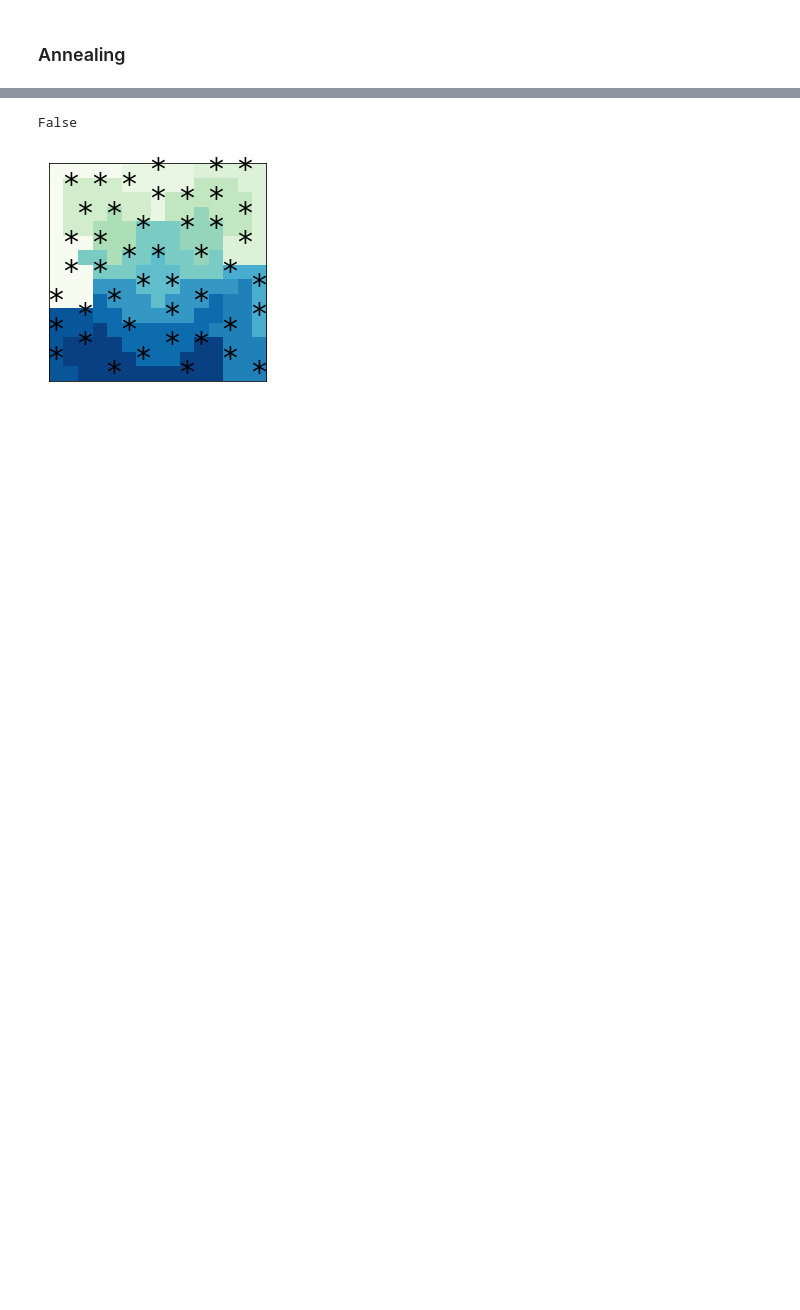
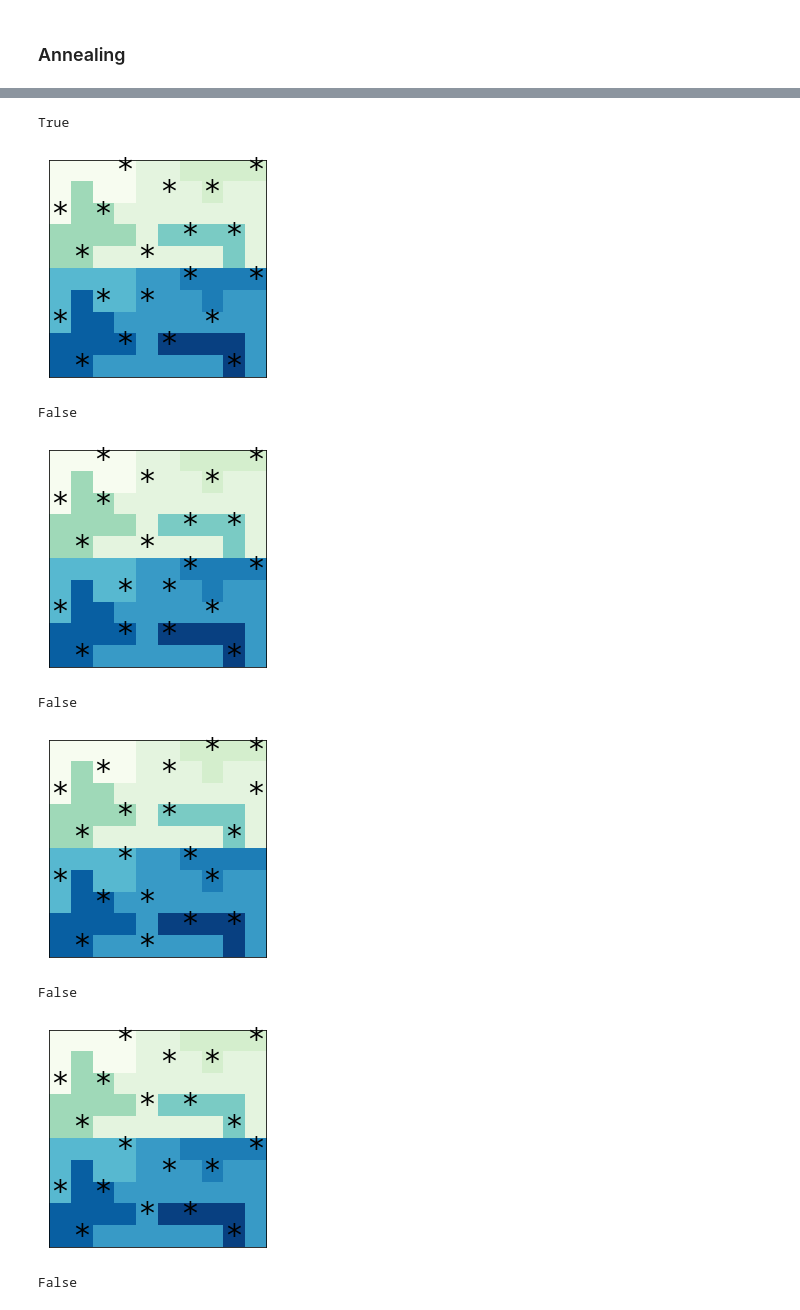
Before and after one commit to iQuHACK/2021_patoLogic, a Jupyter notebook: notebooks/solve_problem.ipynb, the cells around one changed output, grey strips where cells are left out. Saved outputs shown, nothing was run; the diff lists cells and outputs as text; code cells hidden in the pictures; blank space fills up the shorter version.

```diff
--- a/notebooks/solve_problem.ipynb
+++ b/notebooks/solve_problem.ipynb
@@ -76,8 +76,8 @@ def region_constraint(region: list, nstars: int):
 # %%
 # Input data
 
-N = 15  # Grid size
-nstars = 3  # Number of stars
+N = 10  # Grid size
+nstars = 2  # Number of stars
 
 """
 grid = np.array([[0,1,1,1,1],
@@ -91,9 +91,10 @@ star = np.array([[0,1,0,0,0],
                 [0,0,1,0,0],
                 [1,0,0,0,0],
                 [0,0,0,1,0]])
+
+
 """
 
-"""
 grid = np.array([
     [0, 0, 0, 0, 1, 1, 2, 2, 2, 2],
     [0, 4, 0, 0, 1, 1, 1, 2, 1, 1],
@@ -119,8 +120,8 @@ star = np.array([
     [0, 0, 0, 1, 0, 1, 0, 0, 0, 0],
     [0, 1, 0, 0, 0, 0, 0, 0, 1, 0],
 ])
+
 """
-
 a, b, c, d, e, f, g, h, i, j, k, l, m, n, o = range(15)
 grid = np.array([
     [a, a, a, a, a, b, b, b, b, b, c, c, c, c, c],
@@ -139,3 +140,4 @@ grid = np.array([
     [n, o, o, o, o, o, m, m, m, o, o, o, l, l, l],
     [n, n, o, o, o, o, o, o, o, o, o, o, l, l, l],
 ])
+"""
@@ -150,7 +154,7 @@ regions = [
     *column_regions(N),
 ]
 
-γ = .5
+γ = 1
 for region in regions:
     Q = Q + γ * region_constraint(region, nstars)
 # %% [markdown]
@@ -169,11 +173,19 @@ sampleset = sampler.sample_qubo(Q, num_reads=20_000)
 # print(sampleset)
 """
 
-# Go to DWave
-from dwave.system import LeapHybridSampler
-LEAPsampler = LeapHybridSampler()
+# # Go to DWave
+# from dwave.system import LeapHybridSampler
+# LEAPsampler = LeapHybridSampler()
 
-# Try Sampling
-LEAPsampleset = LEAPsampler.sample_qubo(Q)
-print(LEAPsampleset)
+# # Try Sampling
+# LEAPsampleset = LEAPsampler.sample_qubo(Q)
+# print(LEAPsampleset)
+
+# Use without DWave
+import neal
+sampler = neal.SimulatedAnnealingSampler()
+sampleset = sampler.sample_qubo(Q, num_reads=100)
+#sampleset = LEAPsampleset
+print('Theory:', -3*N* nstars**2 * γ)
+print(sampleset)
 # %% [output]
@@ -228,15 +254,21 @@ def sample_to_plot(grid, sample):
         solution[i, j] = 1
     draw_puzzle(grid, solution)
 # %%
-sampleset = LEAPsampleset
 sorted_records = sorted(sampleset.record, key=lambda r: r.energy)
 variables = sampleset.variables
 for record in sorted_records:
     sample = {x_ij: value for x_ij, value in zip(variables, record.sample)}
     energy = record.energy
     # if energy < -402:
     print(confirm_solution(sample, regions, nstars))
     sample_to_plot(grid, sample)
 # %% [output]
-False
+True
-[figure, old version]
+[figure, new version]
+False
+[figure, added]
+False
+[figure, added]
+False
+[figure, added]
+False
```
Also changed, not shown: parts of 3 cells of this notebook, 1 other file.
